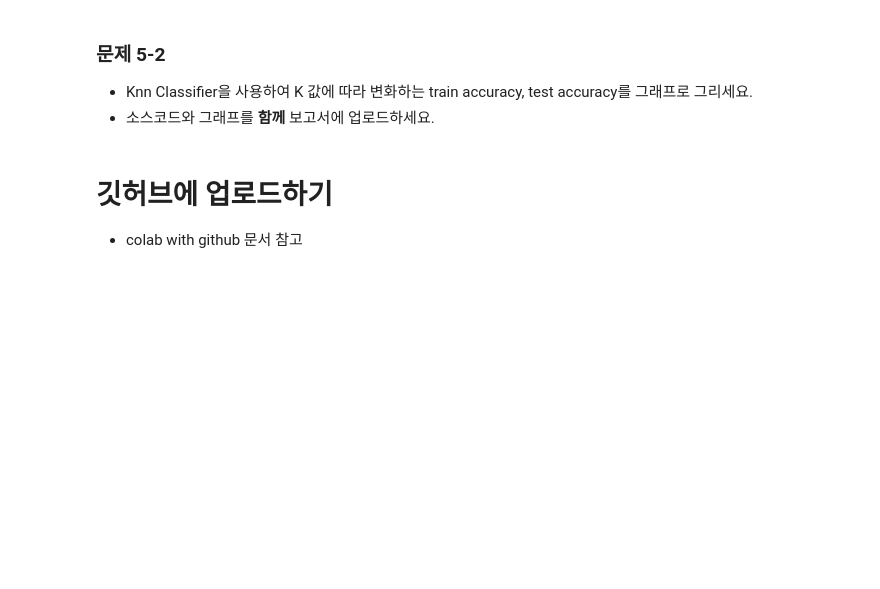
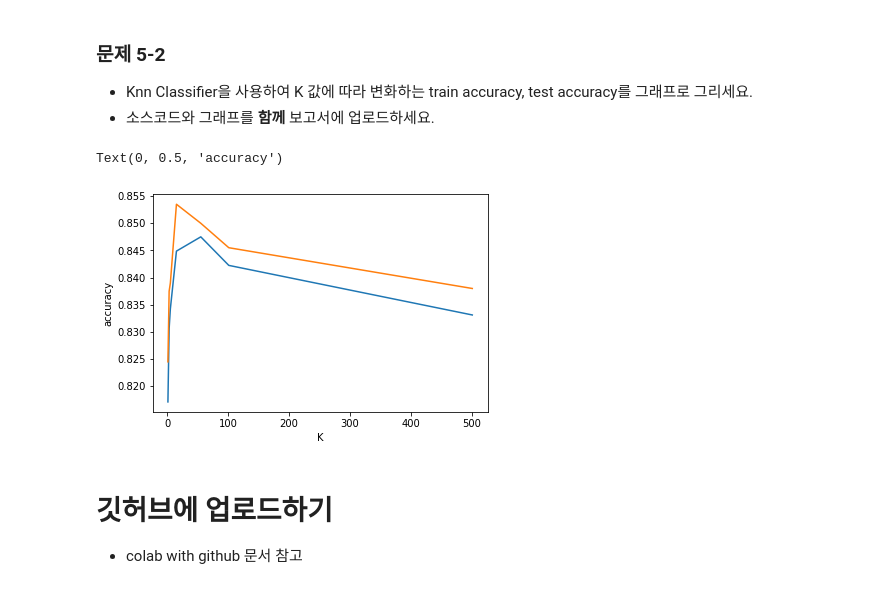
Before and after one commit to Taehun88/2022F-Ajou-ML, a Jupyter notebook: HW1.ipynb, the cells around one changed output. Cells and saved outputs as stored; diff of their text form; code cells hidden in the pictures; blank space fills up the shorter version.

```diff
--- a/HW1.ipynb
+++ b/HW1.ipynb
@@ -167,7 +284,9 @@ data['Type of Travel'] = data['Type of Travel'].astype('int')
 # 소스코드를 입력하고 캡처 후 보고서에 업로드하세요.
 # 코드 시작과 코드 끝 라인을 삭제하지 마세요.
 ################ 코드 시작  #####################
-
+#lambda에 들어가는 method로, 결과값의 변화만 필요하므로 retrun에서 나눈값을 저장
+def delay_in_hours(row):
+  return row/60.0
 ################ 코드 끝 ########################
 #################################################
 # %%
@@ -187,8 +336,7 @@ data['Departure Delay in Minutes'] = data['Departure Delay in Minutes'].apply(la
 # 소스코드를 입력하고 캡처 후 보고서에 업로드하세요.
 # 코드 시작과 코드 끝 라인을 삭제하지 마세요.
 ################ 코드 시작  ##################
-
-
+data.rename(columns = {'Departure Delay in Minutes':'Departure Delay in Hours','Arrival Delay in Minutes':'Arrival Delay in Hours'}, inplace = True)
 ################ 코드 끝  ####################
 ##############################################
 # %% [markdown]
@@ -297,7 +519,8 @@ corr.style.background_gradient(cmap='coolwarm')
 # 소스코드를 입력하고 캡처 후 보고서에 업로드하세요.
 # 코드 시작과 코드 끝 라인을 삭제하지 마세요.
 ################ 코드 시작  #####################
-
+indexlist = list(corr[corr['satisfaction'] > 0.4].index)
+data_final = data[indexlist]
 ################ 코드 끝  ######################
 ##############################################
 # %%
@@ -340,6 +577,7 @@ from sklearn.neighbors import KNeighborsClassifier
 # 소스코드를 입력하고 캡처 후 보고서에 업로드하세요.
 # 코드 시작과 코드 끝 라인을 삭제하지 마세요.
 ################ 코드 시작  #####################
-
+KNNclassifier_name = KNeighborsClassifier(n_neighbors = 3)
+KNNclassifier_name.fit(X_train, y_train)
 ################ 코드 끝  ######################
 ##############################################
@@ -355,24 +597,29 @@ import matplotlib.pyplot as plt
 # %%
 K = [1, 3, 5, 15, 55, 101, 501]
 train_acc = []
 test_acc = []
 
 for i in K:
 ################  문제 5-4  ####################
 # 소스코드를 입력하고 캡처 후 보고서에 업로드하세요.
 # 코드 시작과 코드 끝 라인을 삭제하지 마세요.
 ################ 코드 시작  #####################
 
 # 소스코드를 입력하고 그래프와 함께 캡처 후 보고서에 업로드 하세요
-
-
+  KNNclassifier_name = KNeighborsClassifier(n_neighbors = i)
+  KNNclassifier_name.fit(X_train, y_train)
+  train_acc.append(KNNclassifier_name.score(X_train, y_train))
+  test_acc.append(KNNclassifier_name.score(X_test, y_test))
 ################ 코드 끝  ######################
 # x축을 K값, y축을 정확도로하여 K에 대한 train, test의 정확도에 대한 그래프 생성
 plt.figure()
 plt.plot(K, train_acc, label='train accuracy')
 plt.plot(K, test_acc, label='test accuracy')
 plt.xlabel('K')
 plt.ylabel('accuracy')
+# %% [output]
+Text(0, 0.5, 'accuracy')
+[figure, added]
 # %% [markdown]
 # 깃허브에 업로드하기
 * colab with github 문서 참고
```
Also changed, not shown: parts of 36 cells of this notebook.
